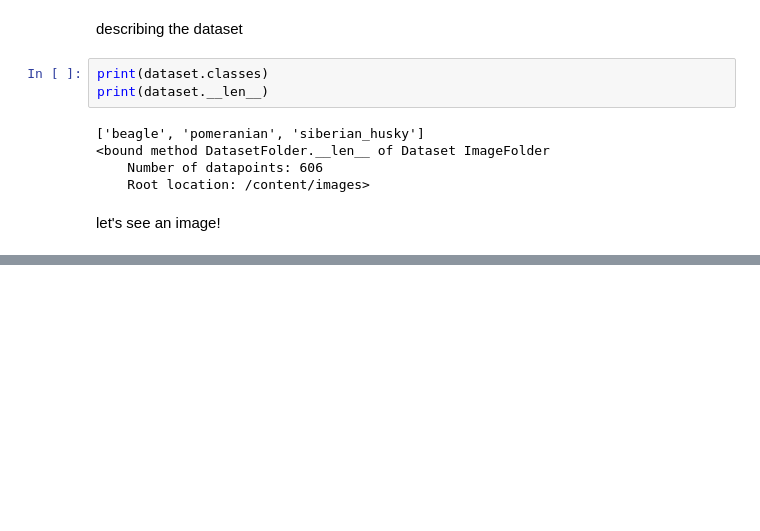
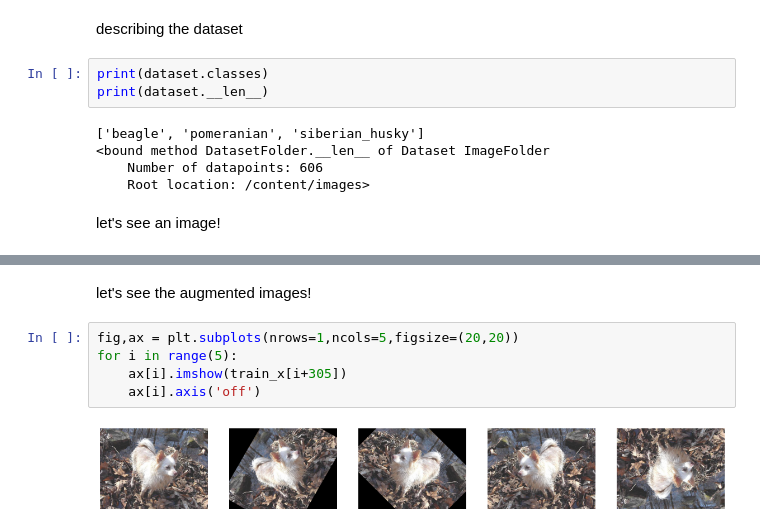
Before and after one commit to maya2d26/CNN_dog_breed_classifier, a Jupyter notebook: Stanford_dog_breed_classifier.ipynb, the cells around one changed output, grey strips where cells are left out. Saved outputs shown, nothing was run; the diff lists cells and outputs as text; blank space fills up the shorter version.

```diff
--- a/Stanford_dog_breed_classifier.ipynb
+++ b/Stanford_dog_breed_classifier.ipynb
@@ -51,0 +102,9 @@ plt.imshow(img)
+# %% [markdown]
+let's see the augmented images!
+# %%
+fig,ax = plt.subplots(nrows=1,ncols=5,figsize=(20,20))
+for i in range(5):
+    ax[i].imshow(train_x[i+305])
+    ax[i].axis('off')
+# %% [output]
+[figure, added]
```
Also changed, not shown: parts of 8 cells of this notebook.
